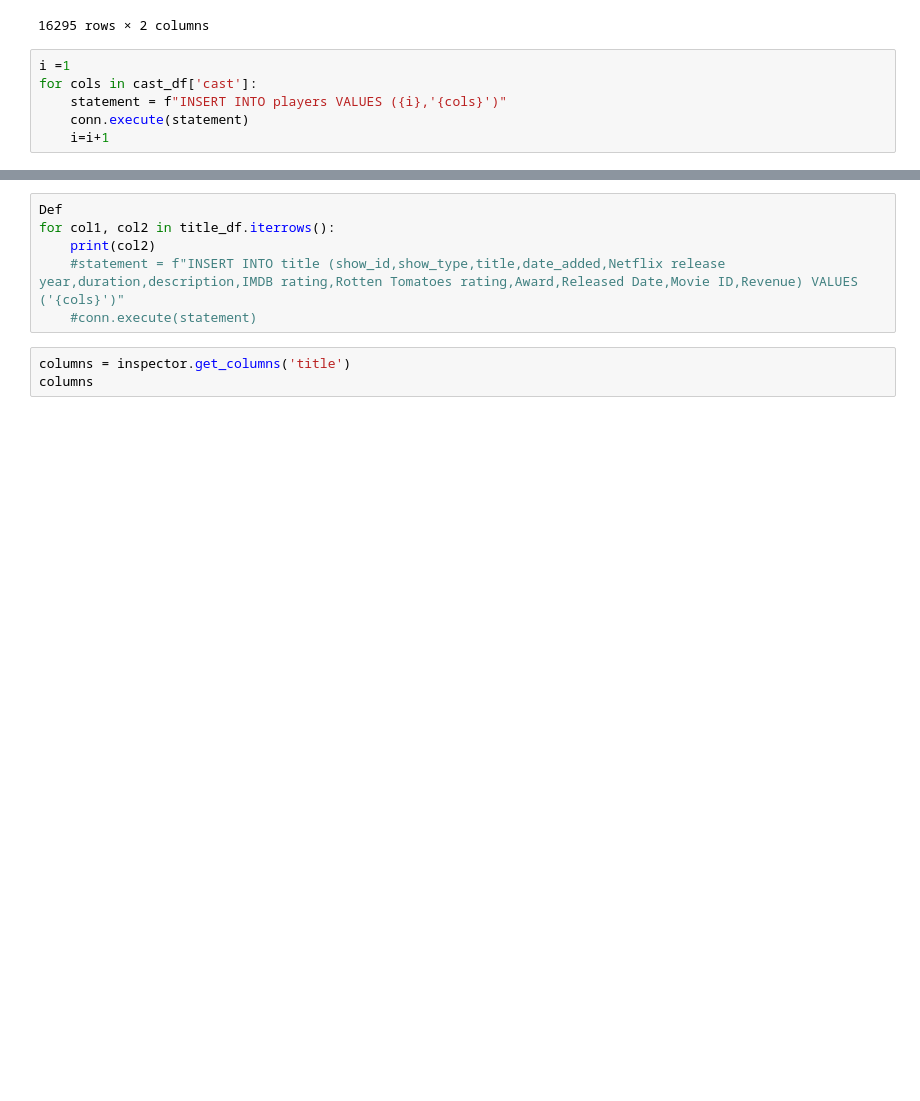
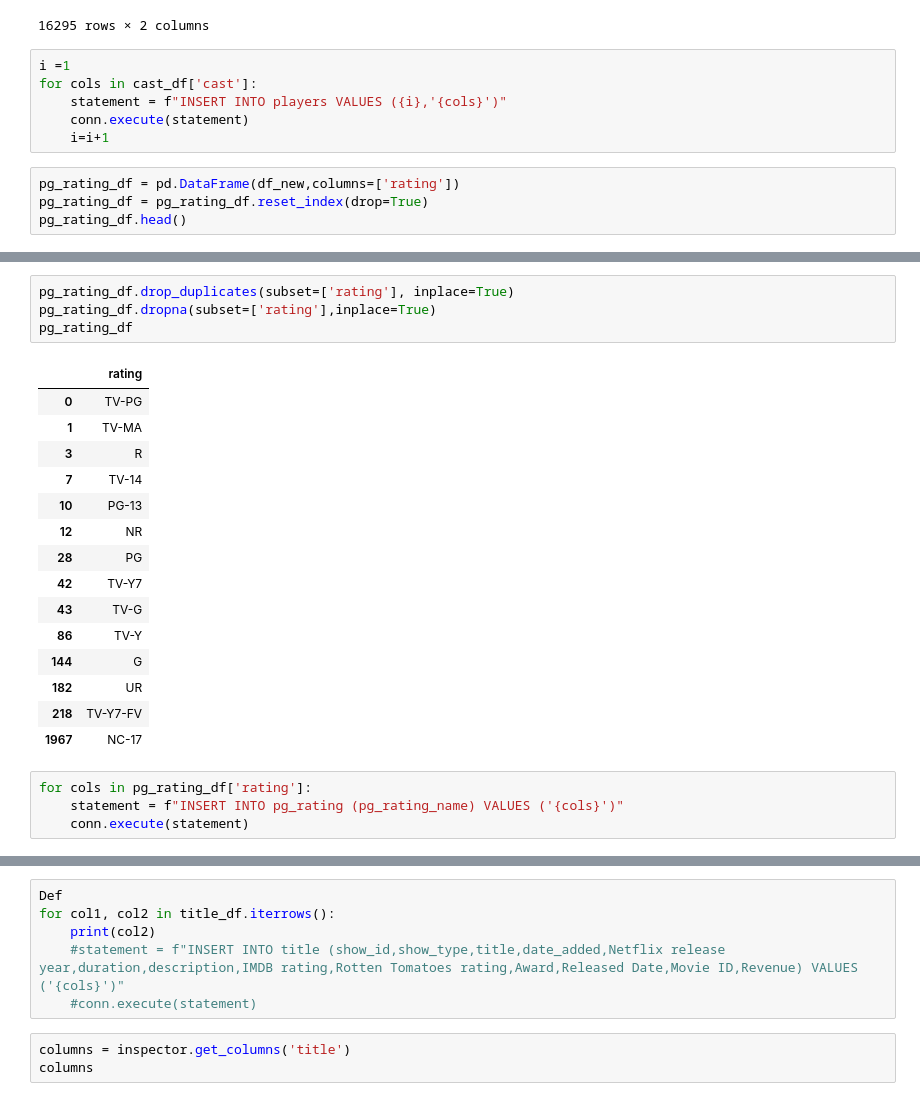
Before and after one commit to ahmadfarouk/ETL-Project, a Jupyter notebook: Project-2-Local.ipynb, the cells around one changed output, grey strips where cells are left out. Drawn from its saved outputs; the diff is of its cells as text; blank space fills up the shorter version.

```diff
--- a/Project-2-Local.ipynb
+++ b/Project-2-Local.ipynb
@@ -235,3 +235,7 @@ for cols in cast_df['cast']:
     statement = f"INSERT INTO players VALUES ({i},'{cols}')"
     conn.execute(statement)
     i=i+1
+# %%
+pg_rating_df = pd.DataFrame(df_new,columns=['rating'])
+pg_rating_df = pg_rating_df.reset_index(drop=True)
+pg_rating_df.head()
@@ -237,0 +249,24 @@ for cols in cast_df['cast']:
+# %%
+pg_rating_df.drop_duplicates(subset=['rating'], inplace=True)
+pg_rating_df.dropna(subset=['rating'],inplace=True)
+pg_rating_df
+# %% [output]
+|  | rating |
+| 0 | TV-PG |
+| 1 | TV-MA |
+| 3 | R |
+| 7 | TV-14 |
+| 10 | PG-13 |
+| 12 | NR |
+| 28 | PG |
+| 42 | TV-Y7 |
+| 43 | TV-G |
+| 86 | TV-Y |
+| 144 | G |
+| 182 | UR |
+| 218 | TV-Y7-FV |
+| 1967 | NC-17 |
+# %%
+for cols in pg_rating_df['rating']:
+    statement = f"INSERT INTO pg_rating (pg_rating_name) VALUES ('{cols}')"
+    conn.execute(statement)
```
Also changed, not shown: parts of 6 cells of this notebook, 1 other file.
